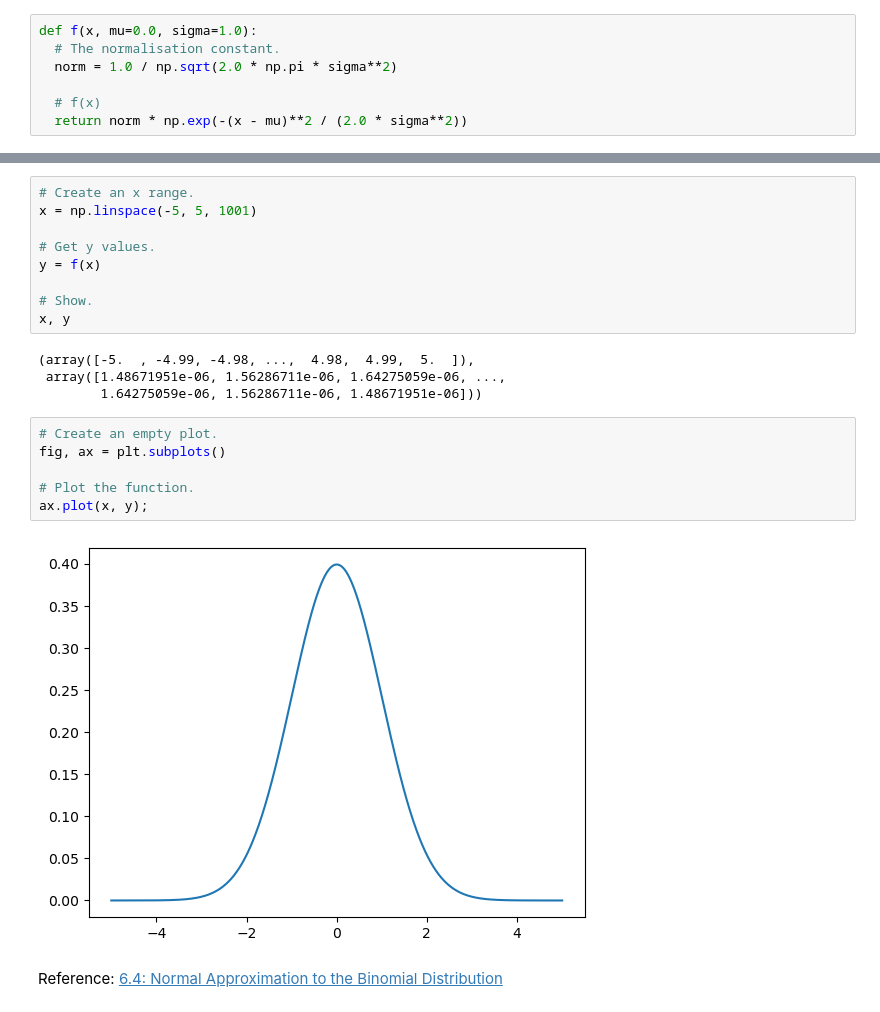
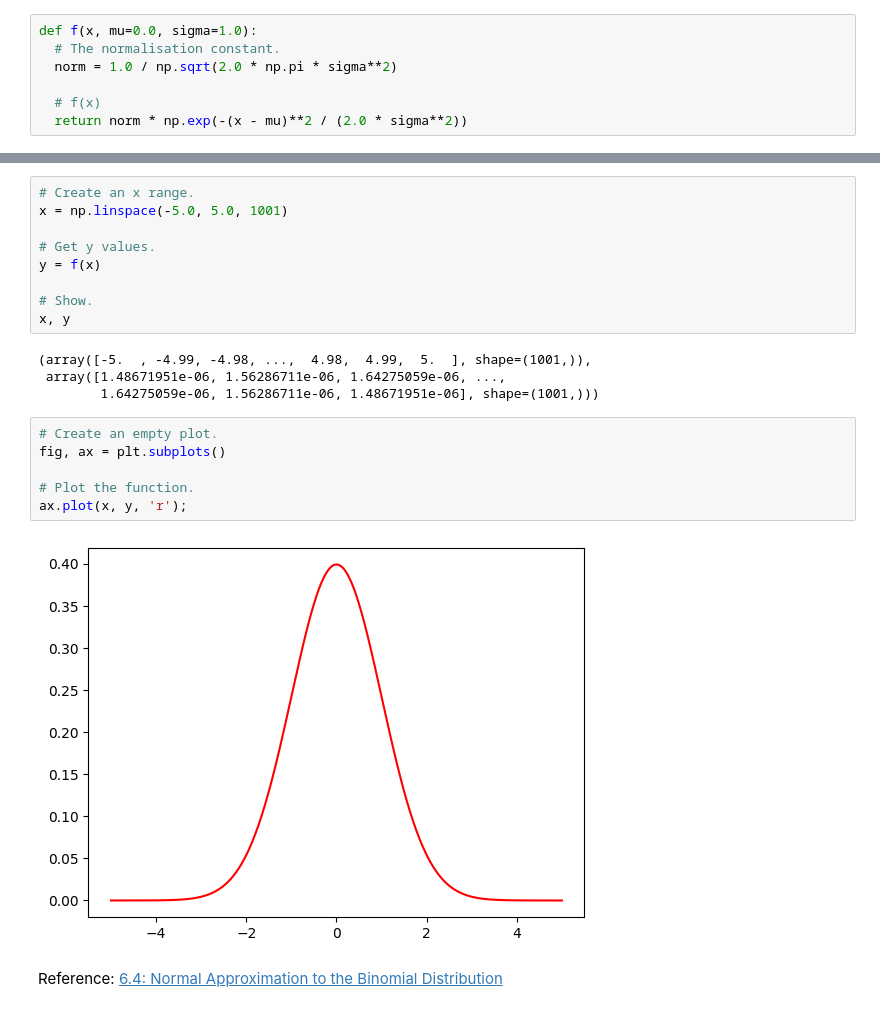
Before and after one commit to SBCURLEY/as-roughwork, a Jupyter notebook: materials/normal-distribution.ipynb, the cells around one changed output, grey strips where cells are left out. Saved outputs shown, nothing was run; the diff lists cells and outputs as text.

```diff
--- a/materials/normal-distribution.ipynb
+++ b/materials/normal-distribution.ipynb
@@ -268,6 +242,6 @@ f(0.0)
 # %%
 # Create an x range.
-x = np.linspace(-5, 5, 1001)
+x = np.linspace(-5.0, 5.0, 1001)
 
 # Get y values.
 y = f(x)
@@ -275,17 +249,17 @@ y = f(x)
 # Show.
 x, y
 # %% [output]
-(array([-5.  , -4.99, -4.98, ...,  4.98,  4.99,  5.  ]),
+(array([-5.  , -4.99, -4.98, ...,  4.98,  4.99,  5.  ], shape=(1001,)),
  array([1.48671951e-06, 1.56286711e-06, 1.64275059e-06, ...,
-        1.64275059e-06, 1.56286711e-06, 1.48671951e-06]))
+        1.64275059e-06, 1.56286711e-06, 1.48671951e-06], shape=(1001,)))
 # %%
 # Create an empty plot.
 fig, ax = plt.subplots()
 
 # Plot the function.
-ax.plot(x, y);
+ax.plot(x, y, 'r');
 # %% [output]
-[figure, old version]
+[figure, new version]
 # %% [markdown]
 Reference: [6.4: Normal Approximation to the Binomial Distribution](https://stats.libretexts.org/Courses/Las_Positas_College/Math_40%3A_Statistics_and_Probability/06%3A_Continuous_Random_Variables_and_the_Normal_Distribution/6.04%3A_Normal_Approximation_to_the_Binomial_Distribution)
 # %%
```
Also changed, not shown: parts of 40 cells of this notebook, 1 other file.
